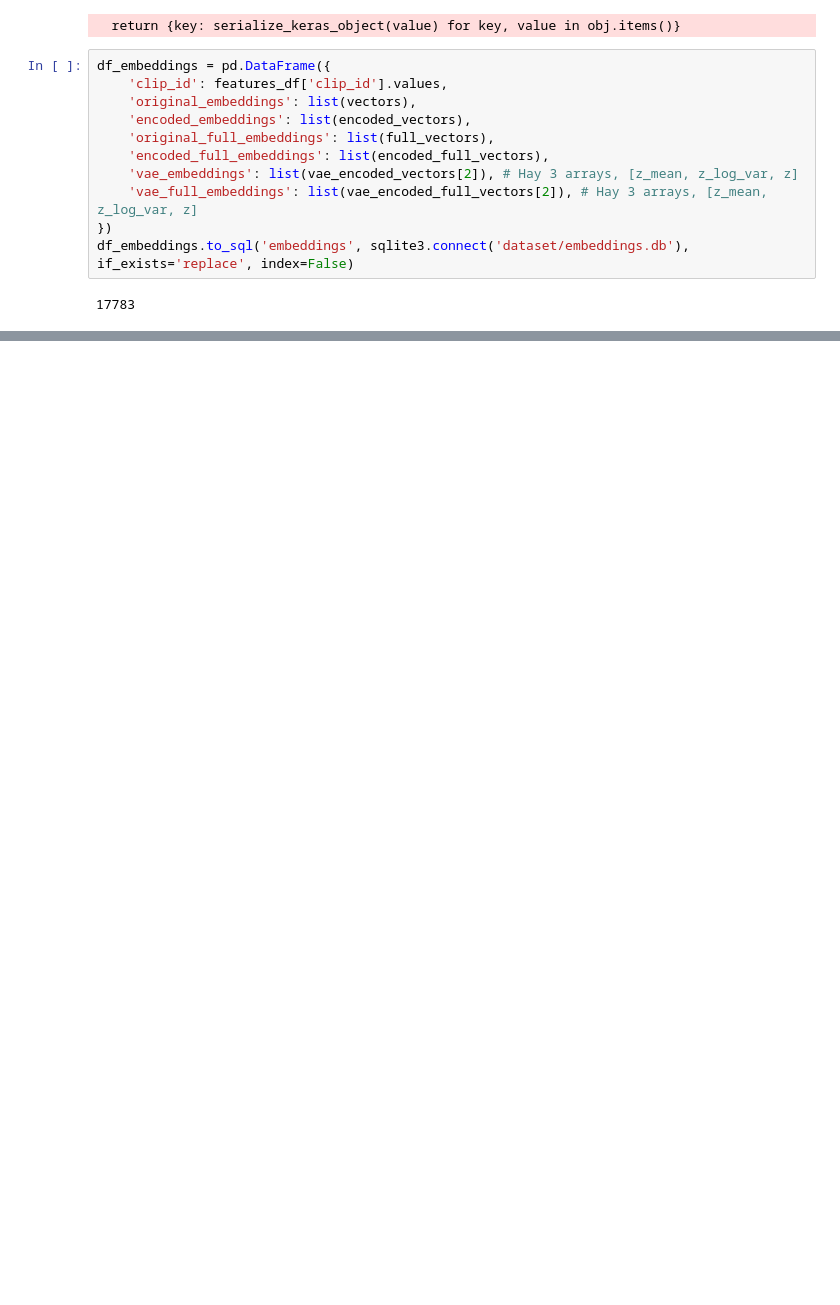
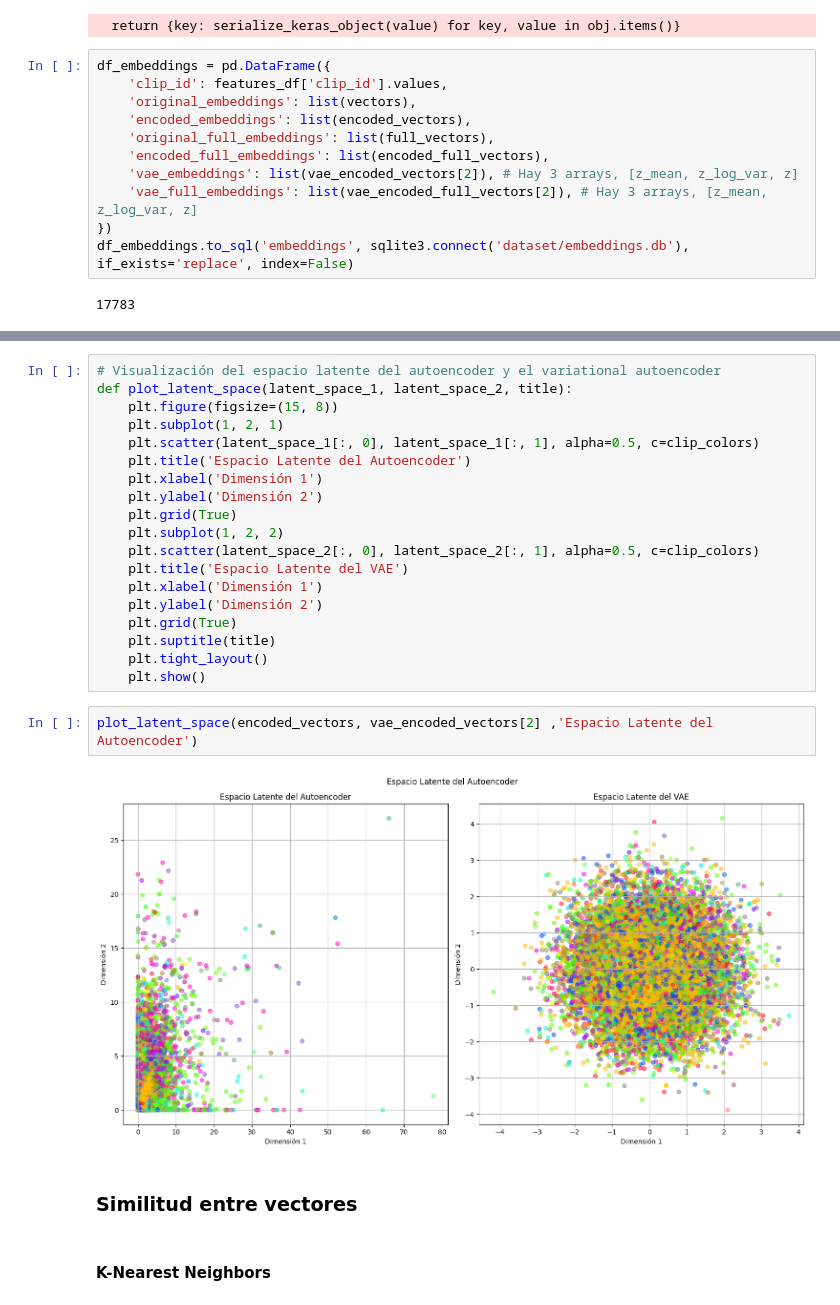
Before and after one commit to darkgigi/TFM-danarrarr, a Jupyter notebook: 04-models.ipynb, the cells around one changed output, grey strips where cells are left out. Cells and saved outputs as stored; diff of their text form; blank space fills up the shorter version.

```diff
--- a/04-models.ipynb
+++ b/04-models.ipynb
@@ -530,0 +578,27 @@ df_embeddings.to_sql('embeddings', sqlite3.connect('dataset/embeddings.db'), if_
+# %%
+# Visualización del espacio latente del autoencoder y el variational autoencoder
+def plot_latent_space(latent_space_1, latent_space_2, title):
+    plt.figure(figsize=(15, 8))
+    plt.subplot(1, 2, 1)
+    plt.scatter(latent_space_1[:, 0], latent_space_1[:, 1], alpha=0.5, c=clip_colors)
+    plt.title('Espacio Latente del Autoencoder')
+    plt.xlabel('Dimensión 1')
+    plt.ylabel('Dimensión 2')
+    plt.grid(True)
+    plt.subplot(1, 2, 2)
+    plt.scatter(latent_space_2[:, 0], latent_space_2[:, 1], alpha=0.5, c=clip_colors)
+    plt.title('Espacio Latente del VAE')
+    plt.xlabel('Dimensión 1')
+    plt.ylabel('Dimensión 2')
+    plt.grid(True)
+    plt.suptitle(title)
+    plt.tight_layout()
+    plt.show()
+# %%
+plot_latent_space(encoded_vectors, vae_encoded_vectors[2] ,'Espacio Latente del Autoencoder')
+# %% [output]
+[figure, added]
+# %% [markdown]
+### Similitud entre vectores
+# %% [markdown]
+#### K-Nearest Neighbors
```
Also changed, not shown: parts of 16 cells of this notebook.
